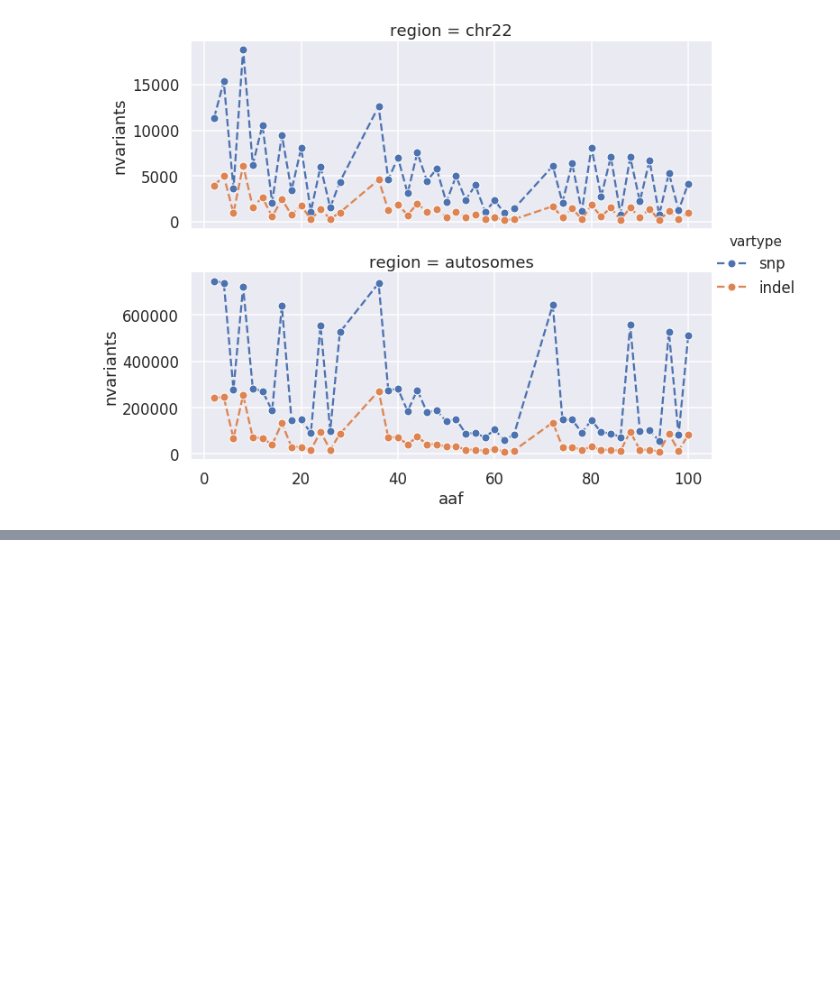
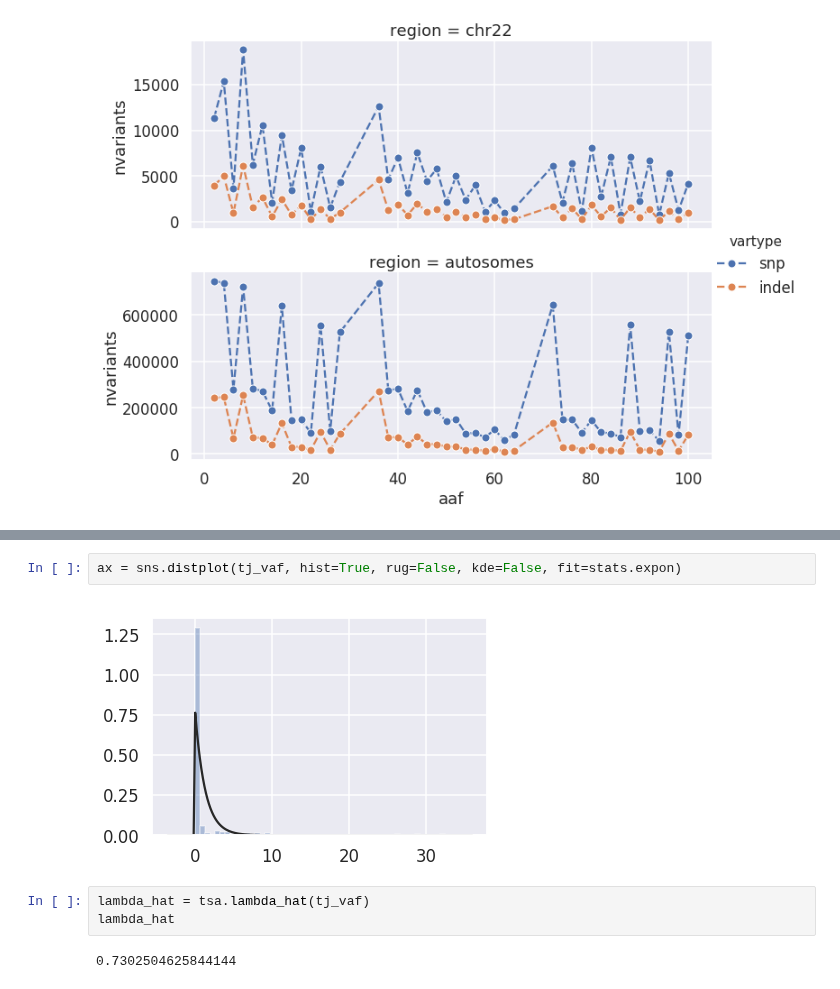
Before and after one commit to attilagk/BSM-research, a Jupyter notebook: notebook/2019-04-04-truth-sets-aaf/2019-04-04-truth-sets-aaf.ipynb, the cells around one changed output, grey strips where cells are left out. Drawn from its saved outputs; the diff is of its cells as text; blank space fills up the shorter version.

```diff
--- a/notebook/2019-04-04-truth-sets-aaf/2019-04-04-truth-sets-aaf.ipynb
+++ b/notebook/2019-04-04-truth-sets-aaf/2019-04-04-truth-sets-aaf.ipynb
@@ -243,0 +253,9 @@ sns.distplot(z)
+# %%
+ax = sns.distplot(tj_vaf, hist=True, rug=False, kde=False, fit=stats.expon)
+# %% [output]
+[figure, added]
+# %%
+lambda_hat = tsa.lambda_hat(tj_vaf)
+lambda_hat
+# %% [output]
+0.7302504625844144
```
Also changed, not shown: parts of 4 cells of this notebook, 1 other file.
